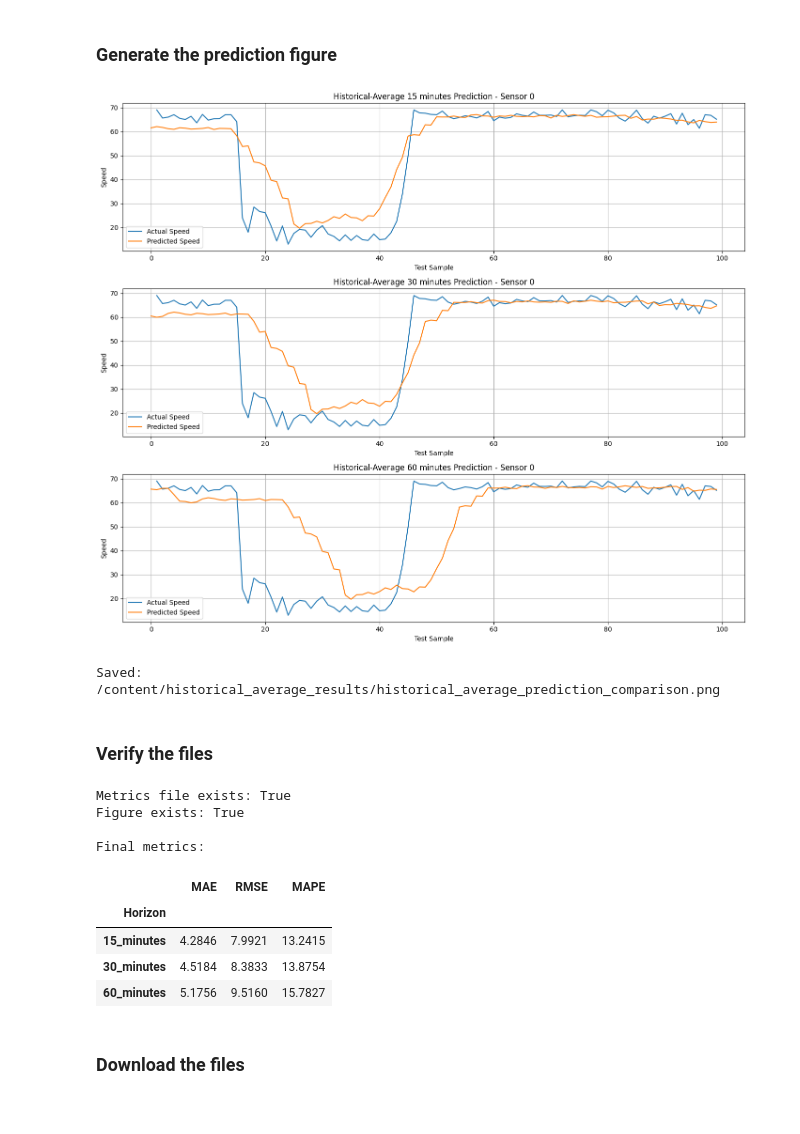
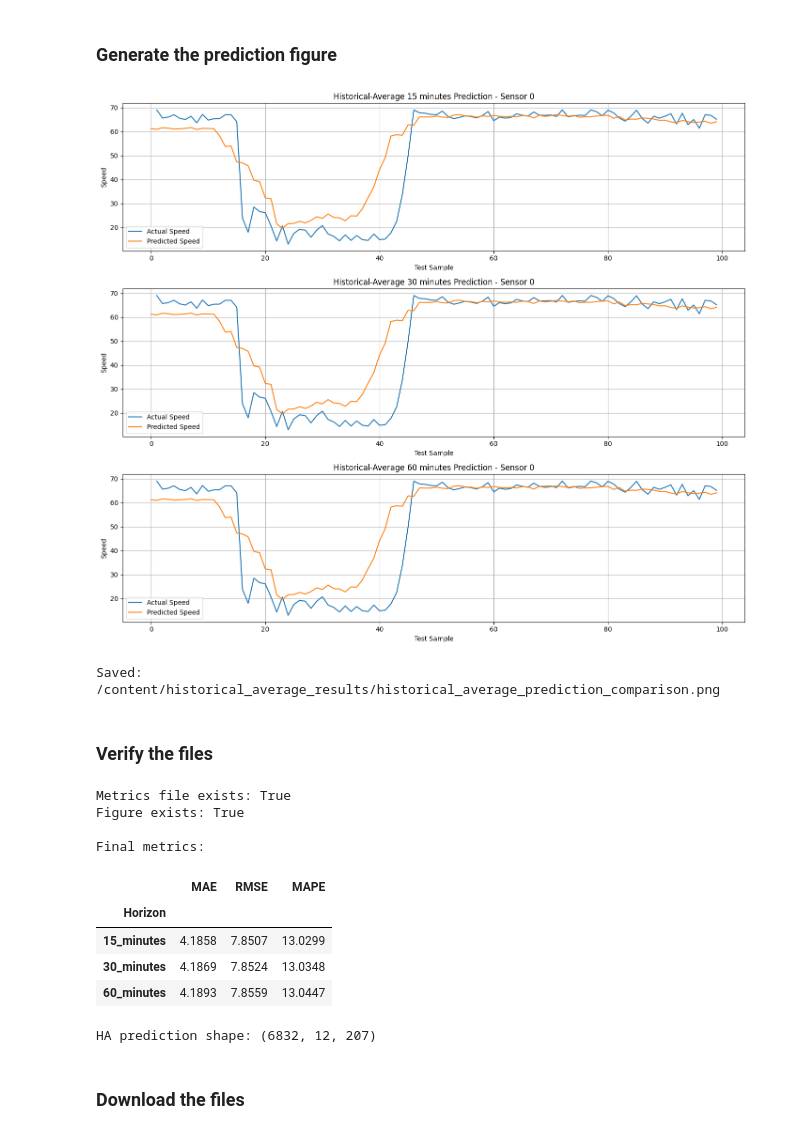
Before and after one commit to mansiguptacs/CMPE_258_TrafficForecastingUsing_GraphNN, a Jupyter notebook: notebooks/06_historical_average_baseline.ipynb, the cells around one changed output. Cells and saved outputs as stored; diff of their text form; code cells hidden in the pictures.

```diff
--- a/notebooks/06_historical_average_baseline.ipynb
+++ b/notebooks/06_historical_average_baseline.ipynb
@@ -175,7 +175,7 @@ metrics = {}
 
 for horizon_name, steps in horizons.items():
     y_true = actual[steps:]
-    y_pred = predictions[:-steps]
+    y_pred = predictions[steps:]
 
     metrics[horizon_name] = calculate_metrics(
         y_true,
@@ -222,7 +222,7 @@ for ax, (horizon_name, steps) in zip(
     horizons.items()
 ):
     y_true = actual[steps:, sensor_id]
-    y_pred = predictions[:-steps, sensor_id]
+    y_pred = predictions[steps:, sensor_id]
 
     y_true = y_true[-num_points:]
     y_pred = y_pred[-num_points:]
@@ -236,34 +236,34 @@ for ax, (horizon_name, steps) in zip(
         label="Predicted Speed"
     )
 
     ax.set_title(
         "Historical-Average "
         + horizon_name.replace("_", " ")
         + " Prediction - Sensor 0"
     )
     ax.set_xlabel("Test Sample")
     ax.set_ylabel("Speed")
     ax.legend()
     ax.grid(True)
 
 plt.tight_layout()
 
 figure_path = os.path.join(
     RESULTS_DIR,
     "historical_average_prediction_comparison.png"
 )
 
 plt.savefig(
     figure_path,
     dpi=200,
     bbox_inches="tight"
 )
 
 plt.show()
 
 print("Saved:", figure_path)
 # %% [output]
-[figure, old version]
+[figure, new version]
 Saved: /content/historical_average_results/historical_average_prediction_comparison.png
 # %% [markdown]
 ### Verify the files
@@ -283,8 +283,31 @@ Figure exists: True
 Final metrics:
 |  | MAE | RMSE | MAPE |
 | Horizon |  |  |  |
-| 15_minutes | 4.2846 | 7.9921 | 13.2415 |
-| 30_minutes | 4.5184 | 8.3833 | 13.8754 |
-| 60_minutes | 5.1756 | 9.5160 | 15.7827 |
+| 15_minutes | 4.1858 | 7.8507 | 13.0299 |
+| 30_minutes | 4.1869 | 7.8524 | 13.0348 |
+| 60_minutes | 4.1893 | 7.8559 | 13.0447 |
+# %%
+from numpy.lib.stride_tricks import sliding_window_view
+
+ha_predictions = sliding_window_view(
+    predictions[12:],
+    window_shape=12,
+    axis=0
+)
+
+ha_predictions = np.moveaxis(
+    ha_predictions,
+    -1,
+    1
+).astype(np.float32)
+
+print("HA prediction shape:", ha_predictions.shape)
+
+np.savez_compressed(
+    "/content/ha_test_predictions.npz",
+    pred=ha_predictions
+)
+# %% [output]
+HA prediction shape: (6832, 12, 207)
 # %% [markdown]
 ### Download the files
```
Also changed, not shown: parts of 3 cells of this notebook.
